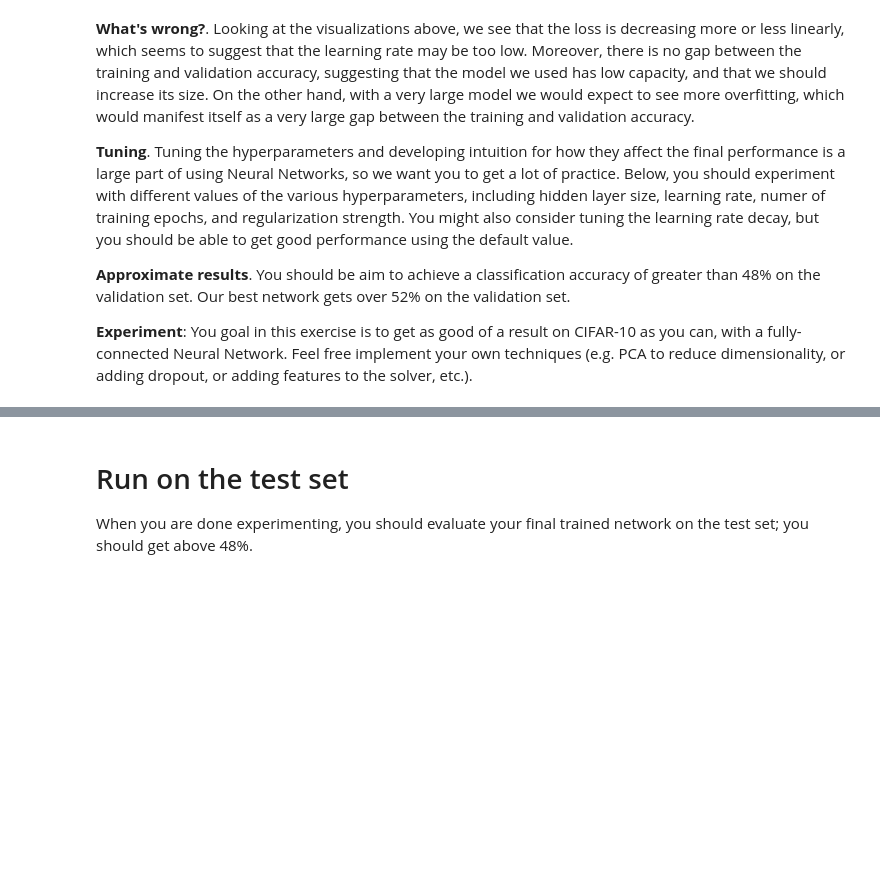
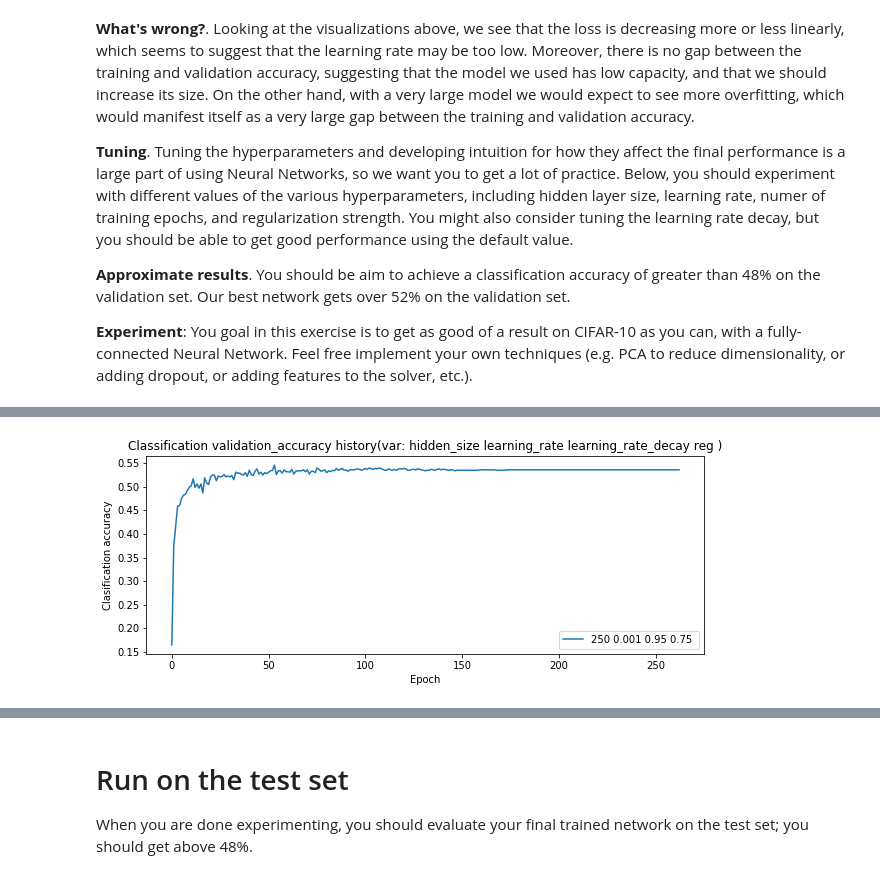
Before and after one commit to jundanl/CS231n_2018, a Jupyter notebook: assignment1/two_layer_net.ipynb, the cells around one changed output, grey strips where cells are left out. Saved outputs shown, nothing was run; the diff lists cells and outputs as text; code cells hidden in the pictures; blank space fills up the shorter version.

```diff
--- a/assignment1/two_layer_net.ipynb
+++ b/assignment1/two_layer_net.ipynb
@@ -293 +302,17 @@ show_net_weights(net)
+# %%
+# Hyperparameters Range
+hidden_size = [100, 500]
+range_hs = np.linspace(hidden_size[0], hidden_size[1], 4, endpoint=True, dtype=np.int32)
+learning_rates = [0.00075, 1e-3]
+range_lr = np.linspace(learning_rates[0],learning_rates[1], 2, endpoint=True)
+learning_rate_decay = [0.95, 0.8]
+range_lrd = np.linspace(learning_rate_decay[0],learning_rate_decay[1], 2, endpoint=True)
+regularization_strengths = [0.75, 1]
+range_reg = np.linspace(regularization_strengths[0],regularization_strengths[1], 2, endpoint=True)
+
+# Fix hyperparameters
+range_hs = np.array([250])
+range_lr = np.array([0.001])
+range_lrd = np.array([0.95])
+range_reg = np.array([0.75])
 # %%
@@ -311,0 +373,28 @@ best_net = None # store the best model into this
+# %%
+%matplotlib inline
+plt.rcParams['figure.figsize'] = (10.0, 8.0) # set default size of plots
+plt.rcParams['image.interpolation'] = 'nearest'
+plt.rcParams['image.cmap'] = 'gray'
+# %%
+# visualize cross-validation loss history for each model
+def show_cross_validation_history(results):
+    plt.subplot(2, 1, 2)
+    variables = results['variables']
+    for stats in results['history']:
+        val_acc_history = stats['val_acc_history']
+        label = ''
+        for var in variables:
+            label += str(stats['params'][var])+' '
+        plt.plot(val_acc_history, label=label)
+    title = 'Classification validation_accuracy history(var:'
+    for var in variables:
+        title += ' '+var
+    title += ' )'
+    plt.title(title)
+    plt.xlabel('Epoch')
+    plt.ylabel('Clasification accuracy')
+    plt.legend()
+    plt.show()
+show_cross_validation_history(results)
+# %% [output]
+[figure, added]
```
Also changed, not shown: parts of 7 cells of this notebook, 1 other file.
